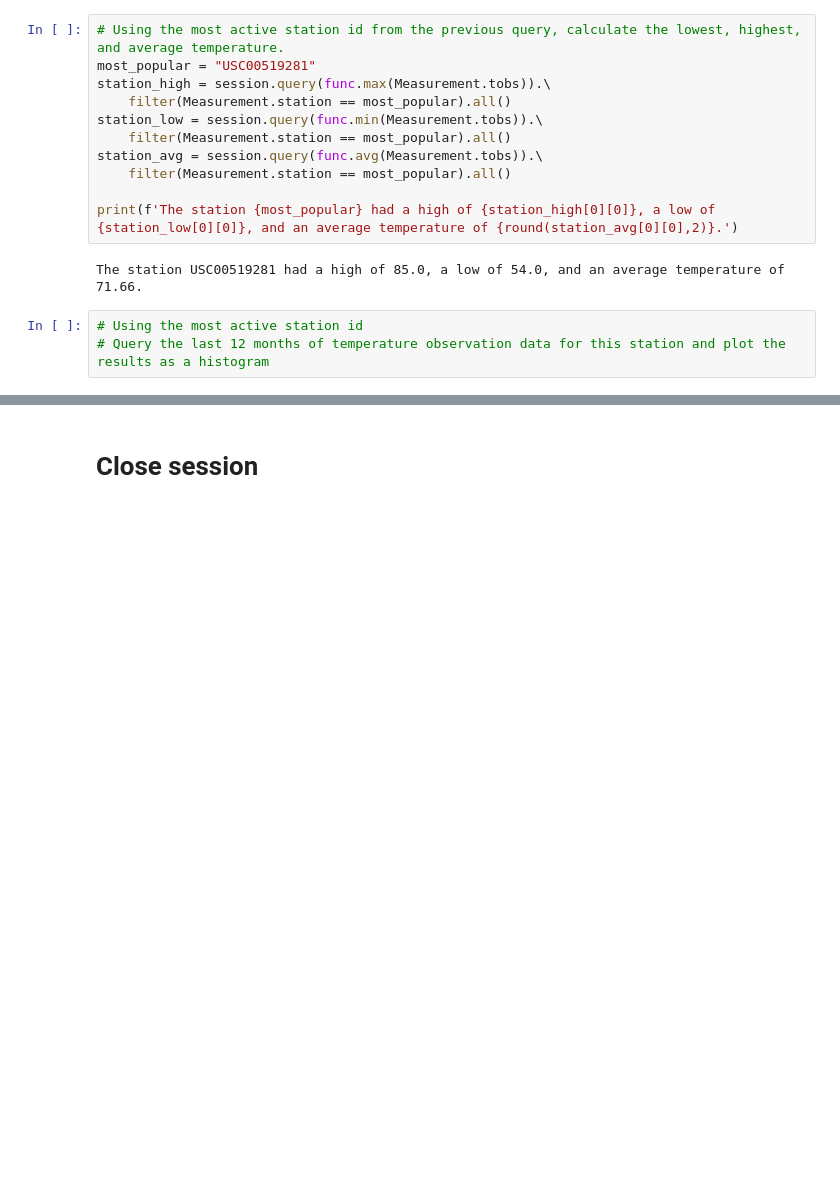
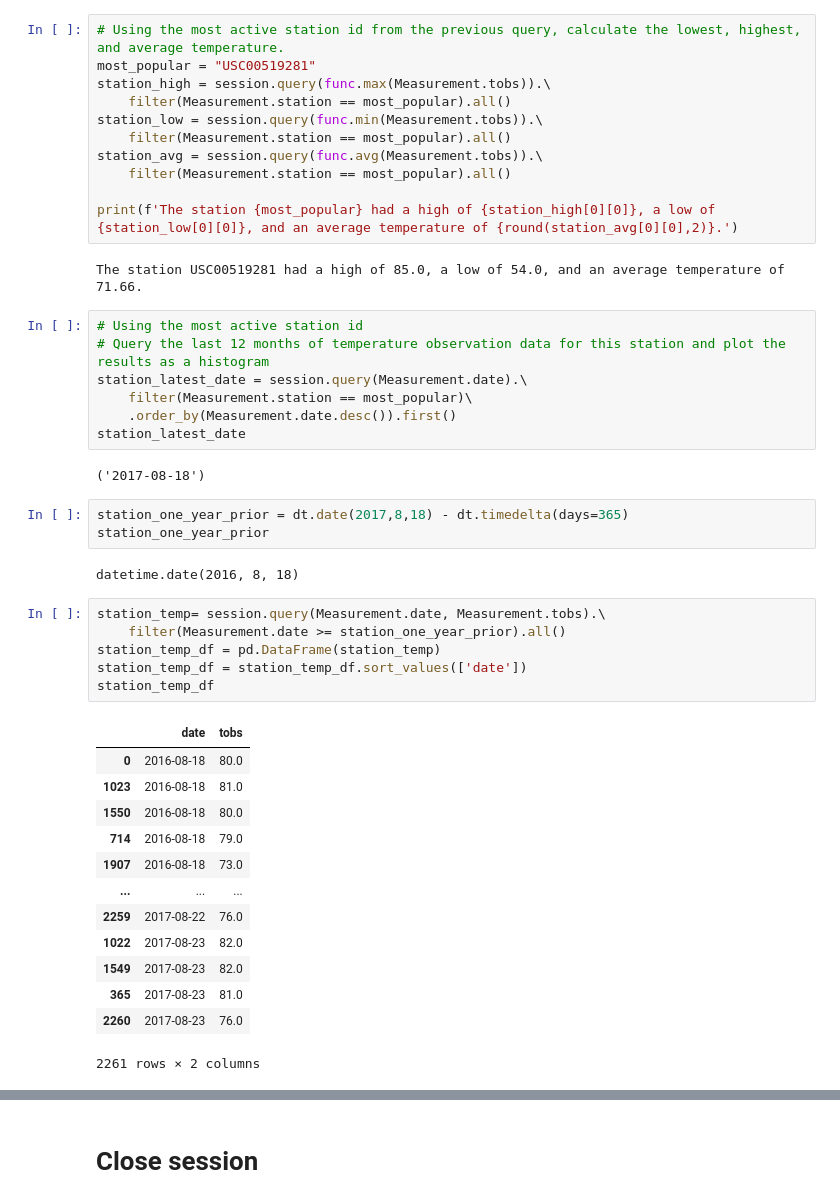
Before and after one commit to emedina2/sqlalchemy-challenge, a Jupyter notebook: climate_starter.ipynb, the cells around one changed output, grey strips where cells are left out. Saved outputs shown, nothing was run; the diff lists cells and outputs as text; blank space fills up the shorter version.

```diff
--- a/climate_starter.ipynb
+++ b/climate_starter.ipynb
@@ -168,3 +168,34 @@ The station USC00519281 had a high of 85.0, a low of 54.0, and an average temper
 # %%
 # Using the most active station id
 # Query the last 12 months of temperature observation data for this station and plot the results as a histogram
+station_latest_date = session.query(Measurement.date).\
+    filter(Measurement.station == most_popular)\
+    .order_by(Measurement.date.desc()).first()
+station_latest_date
+# %% [output]
+('2017-08-18')
+# %%
+station_one_year_prior = dt.date(2017,8,18) - dt.timedelta(days=365)
+station_one_year_prior
+# %% [output]
+datetime.date(2016, 8, 18)
+# %%
+station_temp= session.query(Measurement.date, Measurement.tobs).\
+    filter(Measurement.date >= station_one_year_prior).all()
+station_temp_df = pd.DataFrame(station_temp)
+station_temp_df = station_temp_df.sort_values(['date'])
+station_temp_df
+# %% [output]
+|  | date | tobs |
+| 0 | 2016-08-18 | 80.0 |
+| 1023 | 2016-08-18 | 81.0 |
+| 1550 | 2016-08-18 | 80.0 |
+| 714 | 2016-08-18 | 79.0 |
+| 1907 | 2016-08-18 | 73.0 |
+| ... | ... | ... |
+| 2259 | 2017-08-22 | 76.0 |
+| 1022 | 2017-08-23 | 82.0 |
+| 1549 | 2017-08-23 | 82.0 |
+| 365 | 2017-08-23 | 81.0 |
+| 2260 | 2017-08-23 | 76.0 |
+2261 rows × 2 columns
```
Also changed, not shown: parts of 1 cell of this notebook.
